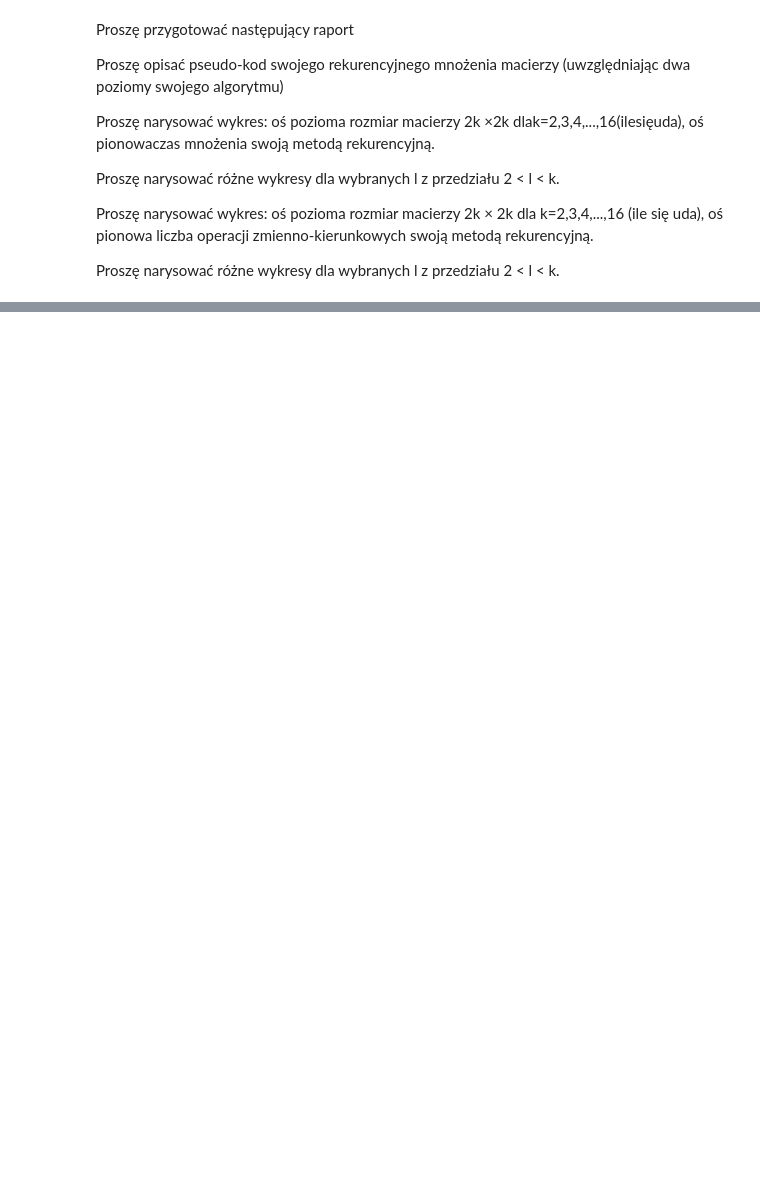
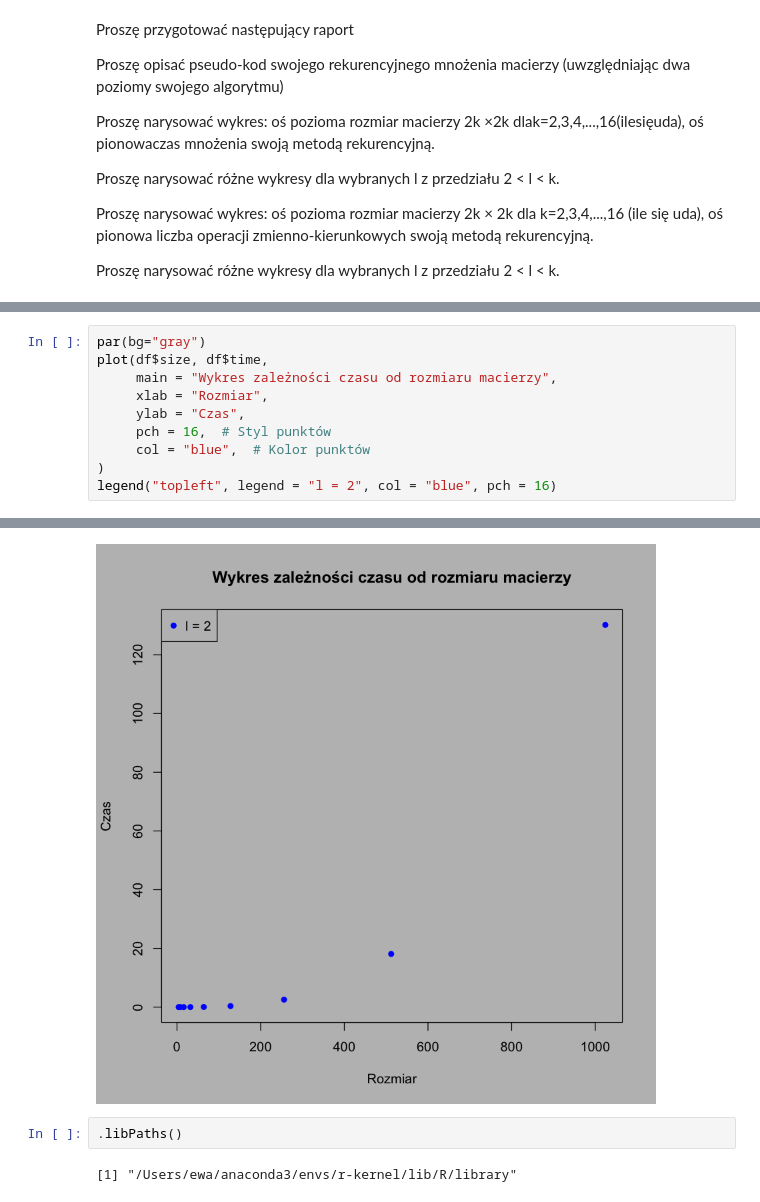
Before and after one commit to ewazukowska/RMiSW, a Jupyter notebook: Program1-R.ipynb, the cells around one changed output, grey strips where cells are left out. Saved outputs shown, nothing was run; the diff lists cells and outputs as text; blank space fills up the shorter version.

```diff
--- a/Program1-R.ipynb
+++ b/Program1-R.ipynb
@@ -167,0 +213,11 @@ Proszę narysować różne wykresy dla wybranych l z przedziału 2 < l < k.
+# %%
+par(bg="gray")
+plot(df$size, df$time,
+     main = "Wykres zależności czasu od rozmiaru macierzy",
+     xlab = "Rozmiar",
+     ylab = "Czas",
+     pch = 16,  # Styl punktów
+     col = "blue",  # Kolor punktów
+)
+legend("topleft", legend = "l = 2", col = "blue", pch = 16)
+# %% [output]
@@ -167,0 +229,5 @@ Proszę narysować różne wykresy dla wybranych l z przedziału 2 < l < k.
+[figure, added]
+# %%
+.libPaths()
+# %% [output]
+[1] "/Users/ewa/anaconda3/envs/r-kernel/lib/R/library"
```
Also changed, not shown: parts of 10 cells of this notebook.
